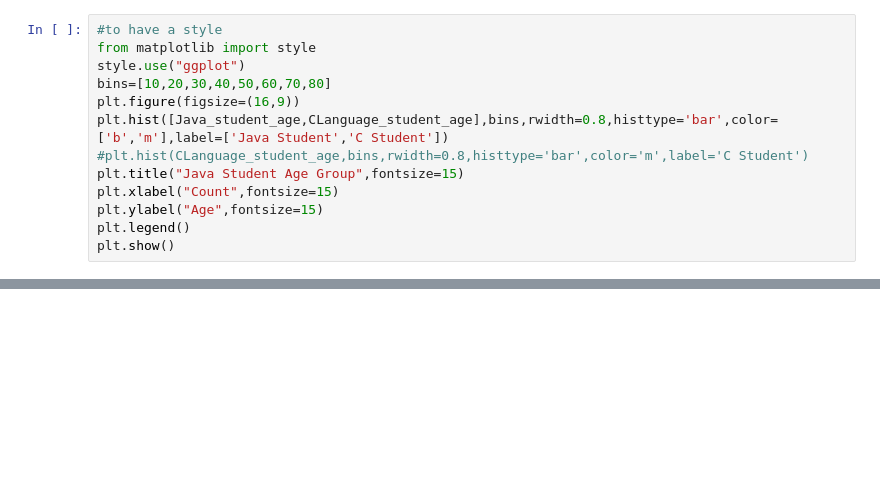
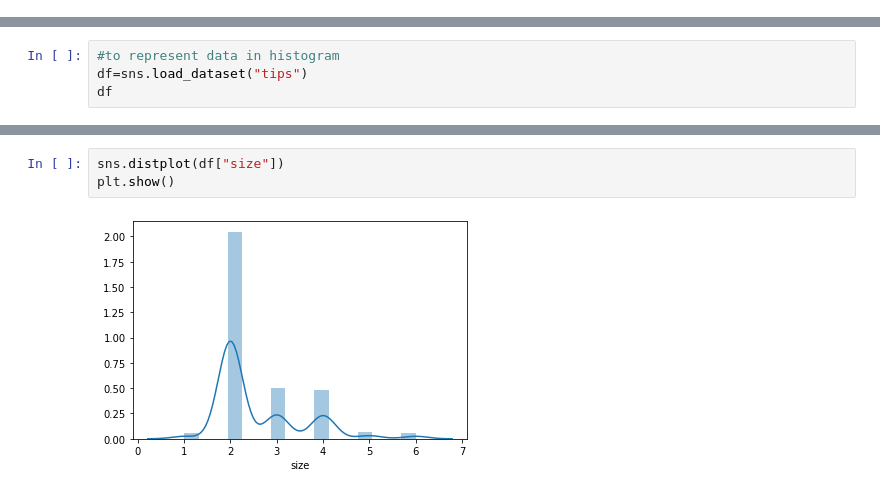
Before and after one commit to charu-singh-rajput/machine_Learning_using_python, a Jupyter notebook: 2. Histogram.ipynb, the cells around one changed output, grey strips where cells are left out. Drawn from its saved outputs; the diff is of its cells as text; blank space fills up the shorter version.

Commit message:
Histogram using Seaborn

```diff
--- a/2. Histogram.ipynb
+++ b/2. Histogram.ipynb
@@ -214,13 +0,0 @@ plt.show()
-# %%
-#to have a style
-from matplotlib import style
-style.use("ggplot")
-bins=[10,20,30,40,50,60,70,80]
-plt.figure(figsize=(16,9))
-plt.hist([Java_student_age,CLanguage_student_age],bins,rwidth=0.8,histtype='bar',color=['b','m'],label=['Java Student','C Student'])
-#plt.hist(CLanguage_student_age,bins,rwidth=0.8,histtype='bar',color='m',label='C Student')
-plt.title("Java Student Age Group",fontsize=15)
-plt.xlabel("Count",fontsize=15)
-plt.ylabel("Age",fontsize=15)
-plt.legend()
-plt.show()
@@ -228,0 +8,4 @@ plt.show()
+# %%
+#to represent data in histogram
+df=sns.load_dataset("tips")
+df
@@ -228,0 +26,5 @@ plt.show()
+# %%
+sns.distplot(df["size"])
+plt.show()
+# %% [output]
+[figure, added]
```
Also changed, not shown: parts of 41 cells of this notebook.
